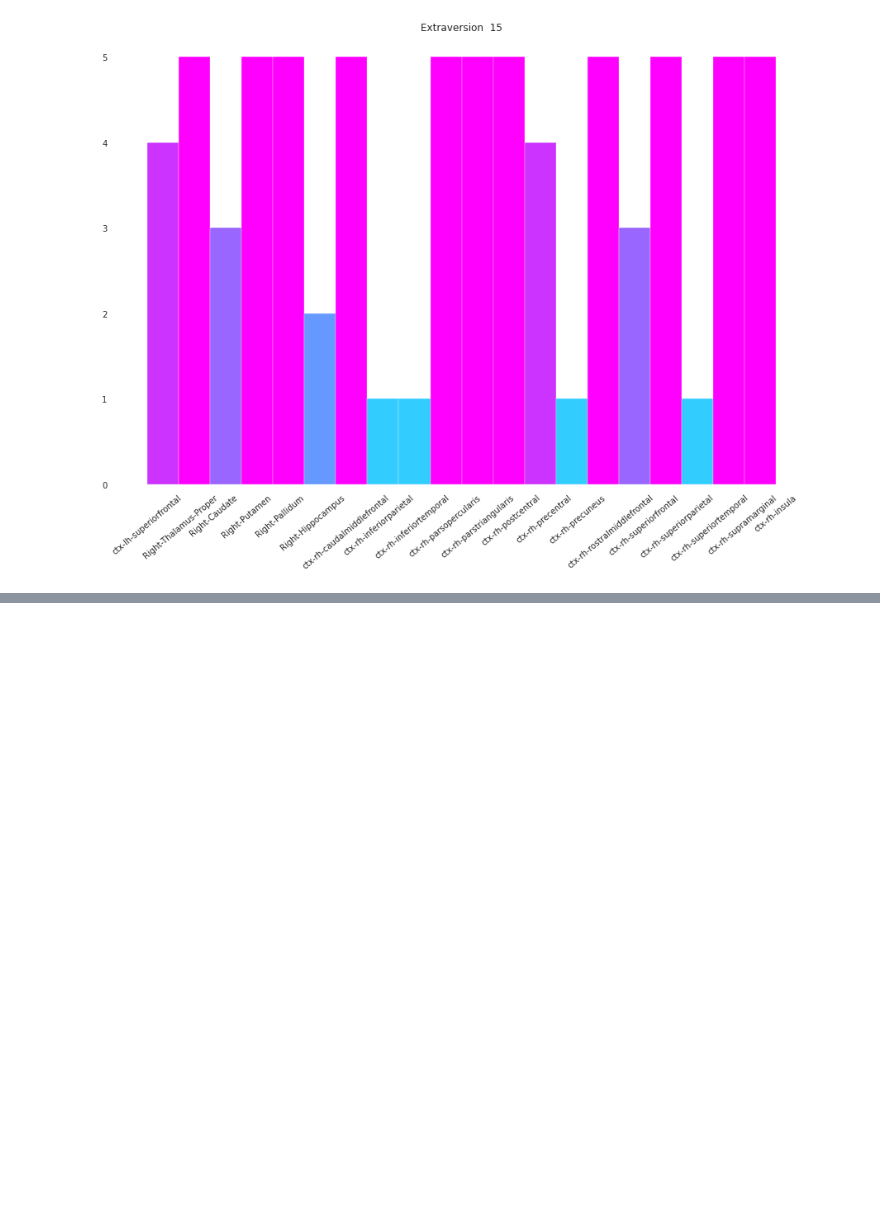
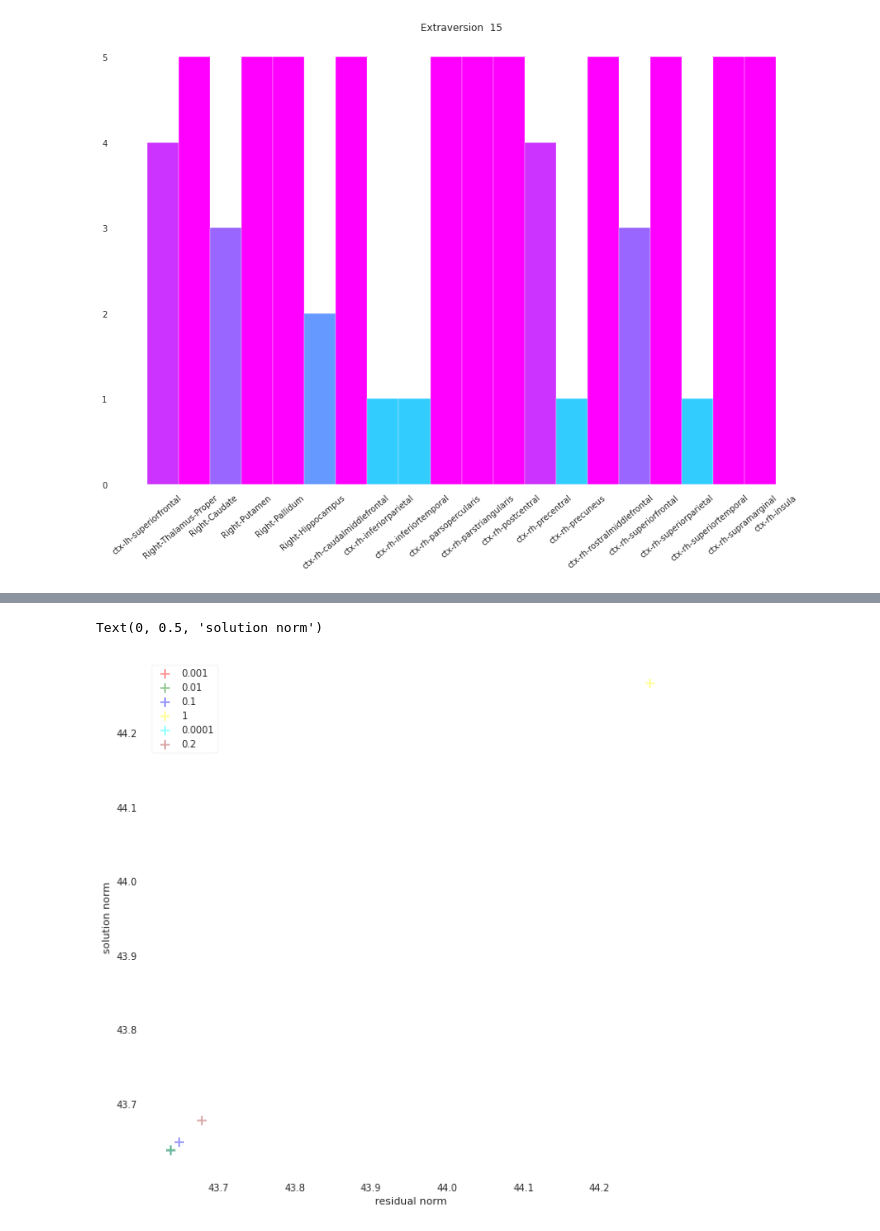
Before and after one commit to ShreyaKapoor18/Thesis, a Jupyter notebook: graphtools/regression_pub-Copy1.ipynb, the cells around one changed output, grey strips where cells are left out. Saved outputs shown, nothing was run; the diff lists cells and outputs as text; code cells hidden in the pictures; blank space fills up the shorter version.

Commit message:
plot of norms for searching alpha

```diff
--- a/graphtools/regression_pub-Copy1.ipynb
+++ b/graphtools/regression_pub-Copy1.ipynb
@@ -166,3 +166,37 @@ plt.show()
 [figure]
 [figure]
 [figure]
+# %%
+from sklearn.model_selection import GridSearchCV
+from sklearn.linear_model import RidgeCV
+i = 0
+param_grid ={'alpha':[1e-3, 1e-2, 1e-1, 1, 1e-4, 0.2, 1e-5]}
+
+for train_index, test_index in skf.split(X, y):
+    i+=1
+    #print("TRAIN:",len(train_index), train_index, "TEST:", len(test_index),test_index)
+    if i==4:
+        X_train, X_test = X.iloc[train_index], X.iloc[test_index]
+        y_train, y_test = y.iloc[train_index], y.iloc[test_index]
+        X_train, X_test, output_graph = solver_pub(X_train, X_test, y_train,
+                                                       strls_num_l,feature, thresh,val,
+                                                            15, avg_thresh,
+                                                        node_wts=solver_node_wts, target=target,edge=edge,keep_files=True)
+        print(len(X_train.iloc[1,:]))
+        nodes.append(list(output_graph.nodes))
+        print(output_graph.filename)
+        node_names.append(output_graph.node_labels)
+        edge_wts = output_graph.edge_weights
+        #model = GridSearchCV(Ridg(), param_grid, iid=True, scoring='r2')
+        #lr = LinearRegression()
+        rss_total = []
+        sn_total = []
+        for alpha in param_grid['alpha']:
+            model = Ridge(alpha = alpha)
+            model.fit(X_train, y_train)
+            pred= model.predict(X_train)
+            rss_total.append(np.sqrt(sum((pred - y_train)**2)))
+            sol = (X_train* model.coef_).sum(axis=1) + model.intercept_
+            sn_total.append(np.sqrt(sum((sol - y_train)**2)))
+            y_pred = model.predict(X_test)
+            print(r2_score(y_test, y_pred))
@@ -168,0 +213,13 @@ plt.show()
+# %%
+c = {}
+fig, ax = plt.subplots(figsize = (10,10))
+colors = ['red', 'green', 'blue', 'yellow', 'cyan', 'brown']
+for k, color, rss, sn in zip(param_grid['alpha'], colors, rss_total, sn_total):
+    c[k] = color
+    plt.scatter(rss, sn, color=color, alpha = 0.4, marker = '+', s=100)
+plt.legend(param_grid['alpha'])
+plt.xlabel('residual norm')
+plt.ylabel('solution norm')
+# %% [output]
+Text(0, 0.5, 'solution norm')
+[figure, added]
```
Also changed, not shown: parts of 1 cell of this notebook.
